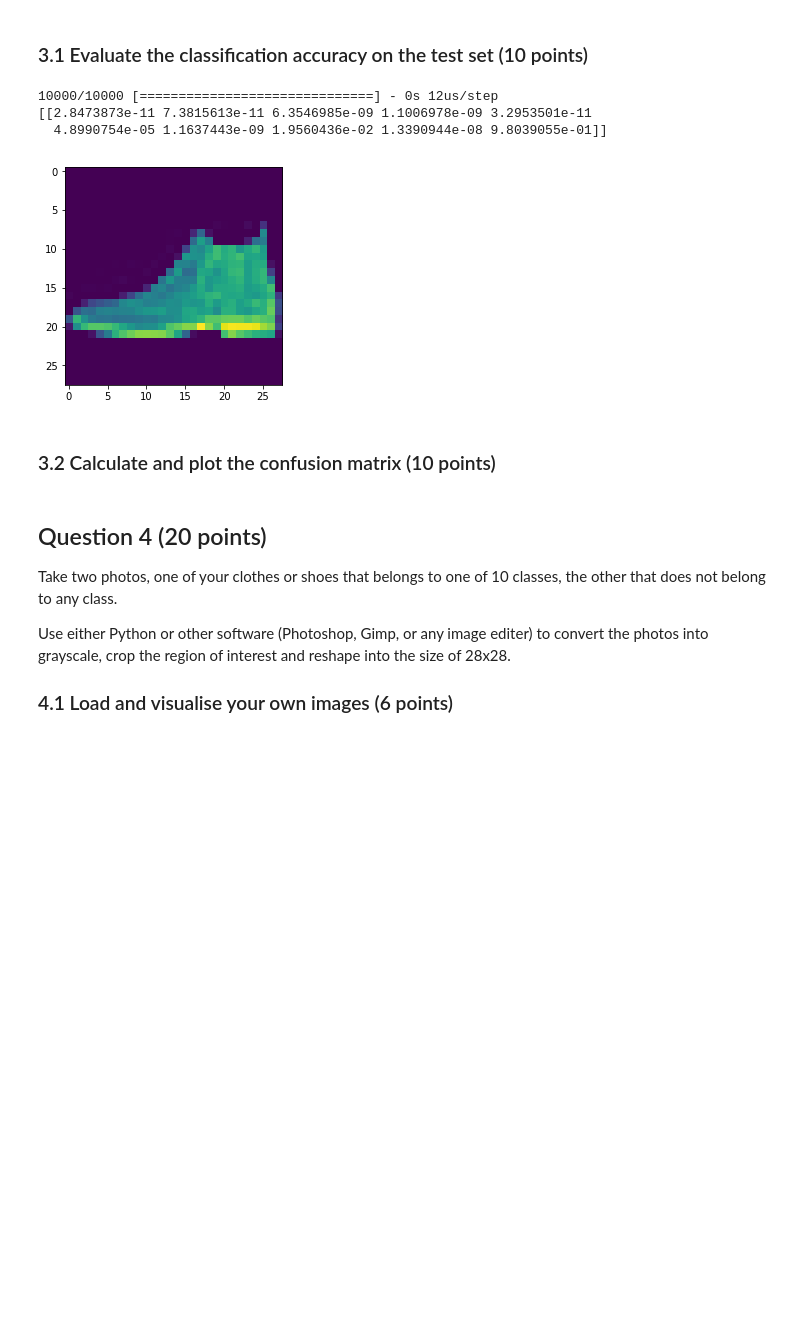
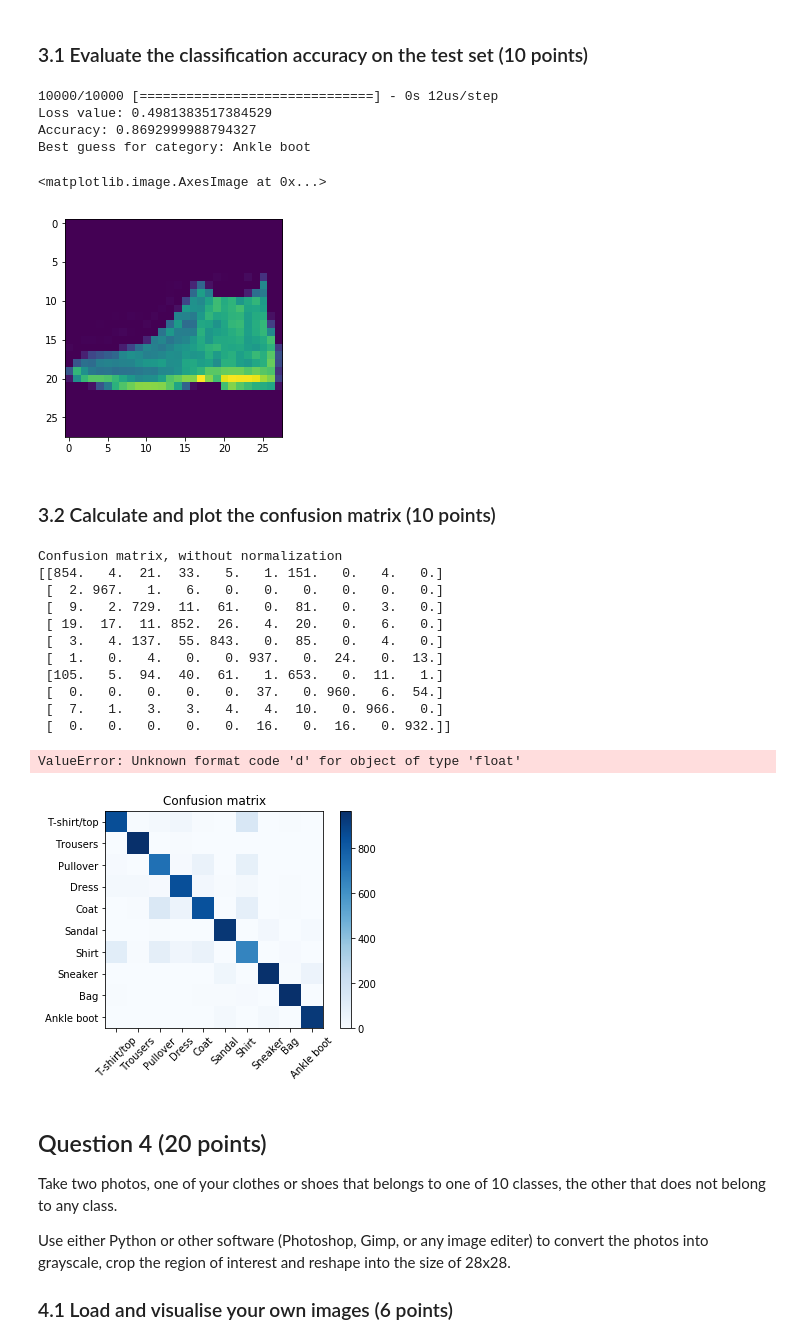
Before and after one commit to KaneKnight/ComputerVision2018-19, a Jupyter notebook: coursework_2/coursework_2.ipynb, the cells around one changed output. Cells and saved outputs as stored; diff of their text form; code cells hidden in the pictures; blank space fills up the shorter version.

Commit message:
Complete confusion matrix.

```diff
--- a/coursework_2/coursework_2.ipynb
+++ b/coursework_2/coursework_2.ipynb
@@ -221,6 +220,6 @@ None
 We have tested that for an appropriate network architecture, on a personal laptop and with only CPU, it takes about a few seconds per epoch to train the network. For 100 epochs, it takes about a coffee break's time to finish the training. If you run it on a powerful GPU, it would be even much faster.
 # %%
 batch_size = 1000
-epochs = 60
+epochs = 100
 model.fit(x=x_train, y=y_train, batch_size=batch_size, epochs=epochs)
 # %% [output]
@@ -288,16 +287,47 @@ def plot_confusion_matrix(cm, classes, normalize=False, title='Confusion matrix'
 ### 3.1 Evaluate the classification accuracy on the test set (10 points)
 # %%
 score = model.evaluate(x=x_test, y=y_test, batch_size=500)
+print("Loss value: %s" % score[0])
+print("Accuracy: %s" % score[1])
 pre = model.predict(x=x_test[0:1])
+category = np.argmax(pre)
+print("Best guess for category: %s" % classes[category])
 plt.imshow(x_test_reshaped[0])
-print(pre)
 # %% [output]
 10000/10000 [==============================] - 0s 12us/step
-[[2.8473873e-11 7.3815613e-11 6.3546985e-09 1.1006978e-09 3.2953501e-11
-  4.8990754e-05 1.1637443e-09 1.9560436e-02 1.3390944e-08 9.8039055e-01]]
+Loss value: 0.4981383517384529
+Accuracy: 0.8692999988794327
+Best guess for category: Ankle boot
+<matplotlib.image.AxesImage at 0x...>
 [figure]
 # %% [markdown]
 ### 3.2 Calculate and plot the confusion matrix (10 points)
+# %%
+predictions = model.predict(x=x_test)
+matrix = np.zeros((10, 10))
+
+for i in range(len(predictions)):
+    pre = predictions[i]
+    guess = np.argmax(pre)
+    real = y_test[i]
+    actual = np.argmax(real)
+    matrix[guess][actual] += 1
+
+plot_confusion_matrix(matrix, list(classes.values()))
+# %% [output]
+Confusion matrix, without normalization
+[[854.   4.  21.  33.   5.   1. 151.   0.   4.   0.]
+ [  2. 967.   1.   6.   0.   0.   0.   0.   0.   0.]
+ [  9.   2. 729.  11.  61.   0.  81.   0.   3.   0.]
+ [ 19.  17.  11. 852.  26.   4.  20.   0.   6.   0.]
+ [  3.   4. 137.  55. 843.   0.  85.   0.   4.   0.]
+ [  1.   0.   4.   0.   0. 937.   0.  24.   0.  13.]
+ [105.   5.  94.  40.  61.   1. 653.   0.  11.   1.]
+ [  0.   0.   0.   0.   0.  37.   0. 960.   6.  54.]
+ [  7.   1.   3.   3.   4.   4.  10.   0. 966.   0.]
+ [  0.   0.   0.   0.   0.  16.   0.  16.   0. 932.]]
+ValueError: Unknown format code 'd' for object of type 'float'
+[figure, added]
 # %% [markdown]
 ## Question 4 (20 points)
 Take two photos, one of your clothes or shoes that belongs to one of 10 classes, the other that does not belong to any class.
```
Also changed, not shown: parts of 3 cells of this notebook.
